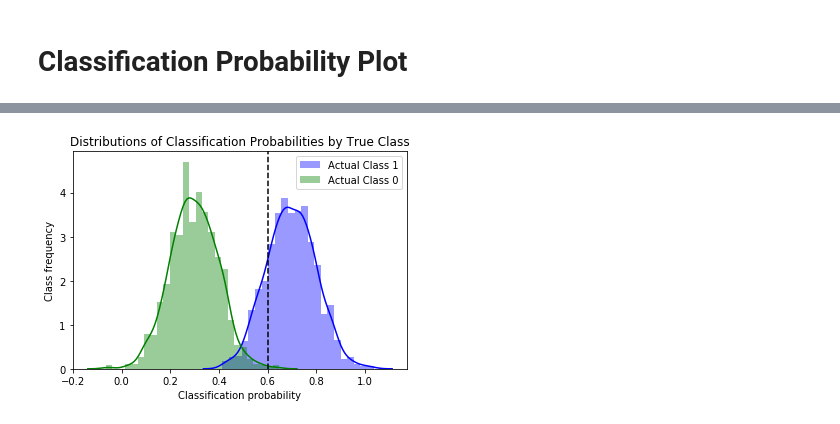
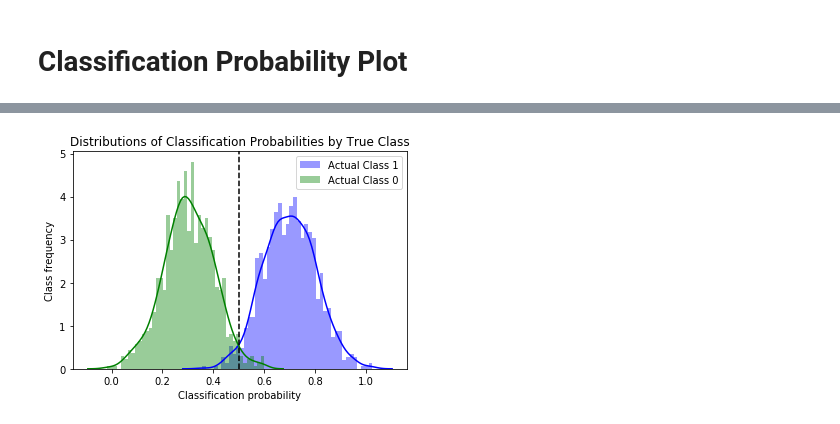
Before and after one commit to statisticianinstilettos/recmetrics, a Jupyter notebook: example.ipynb, the cells around one changed output, grey strips where cells are left out. Cells and saved outputs as stored; diff of their text form; code cells hidden in the pictures.

```diff
--- a/example.ipynb
+++ b/example.ipynb
@@ -311,4 +311,4 @@ pred_df.head()
 # %%
-recmetrics.ClassDistributionPlot(pred_df, .6)
+recmetrics.ClassDistributionPlot(pred_df, n_bins=45)
 # %% [output]
-[figure, old version]
+[figure, new version]
```
Also changed, not shown: parts of 15 cells of this notebook, 5 other files.
